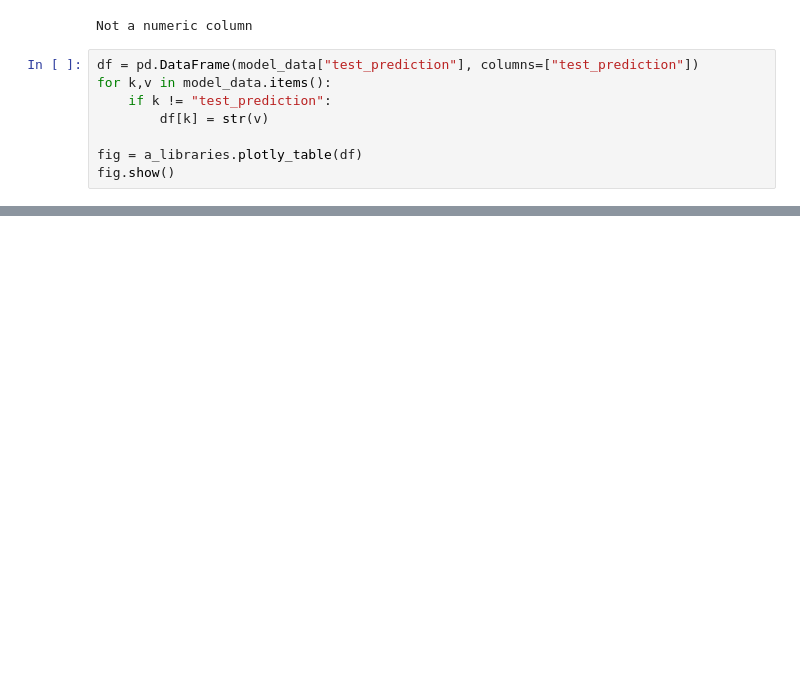
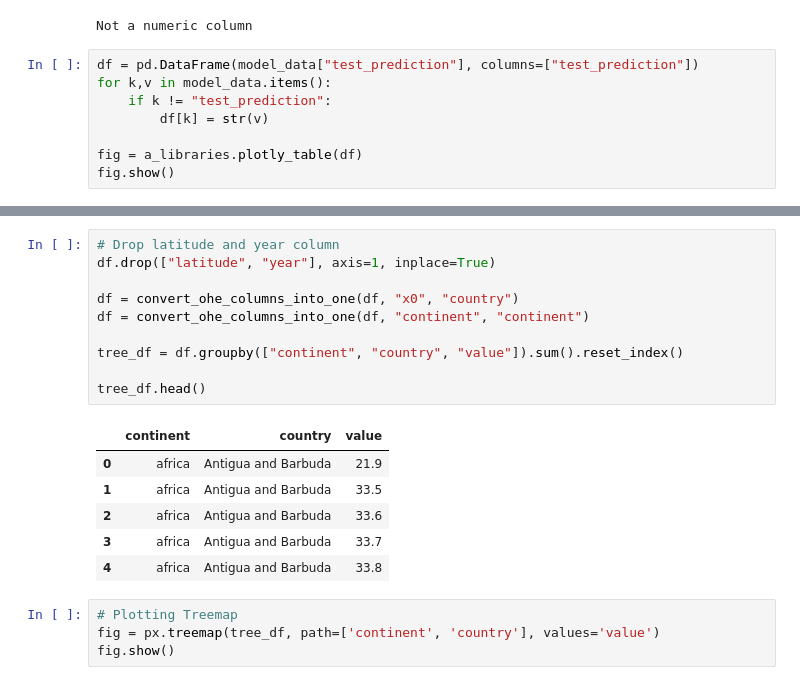
Before and after one commit to aamirkhan34/visual-analytics-assignments, a Jupyter notebook: assignments/assignment3/b_playground.ipynb, the cells around one changed output, grey strips where cells are left out. Saved outputs shown, nothing was run; the diff lists cells and outputs as text; blank space fills up the shorter version.

```diff
--- a/assignments/assignment3/b_playground.ipynb
+++ b/assignments/assignment3/b_playground.ipynb
@@ -161,0 +273,21 @@ fig.show()
+# %%
+# Drop latitude and year column
+df.drop(["latitude", "year"], axis=1, inplace=True)
+
+df = convert_ohe_columns_into_one(df, "x0", "country")
+df = convert_ohe_columns_into_one(df, "continent", "continent")
+
+tree_df = df.groupby(["continent", "country", "value"]).sum().reset_index()
+
+tree_df.head()
+# %% [output]
+|  | continent | country | value |
+| 0 | africa | Antigua and Barbuda | 21.9 |
+| 1 | africa | Antigua and Barbuda | 33.5 |
+| 2 | africa | Antigua and Barbuda | 33.6 |
+| 3 | africa | Antigua and Barbuda | 33.7 |
+| 4 | africa | Antigua and Barbuda | 33.8 |
+# %%
+# Plotting Treemap
+fig = px.treemap(tree_df, path=['continent', 'country'], values='value')
+fig.show()
```
Also changed, not shown: parts of 11 cells of this notebook, 1 other file.
